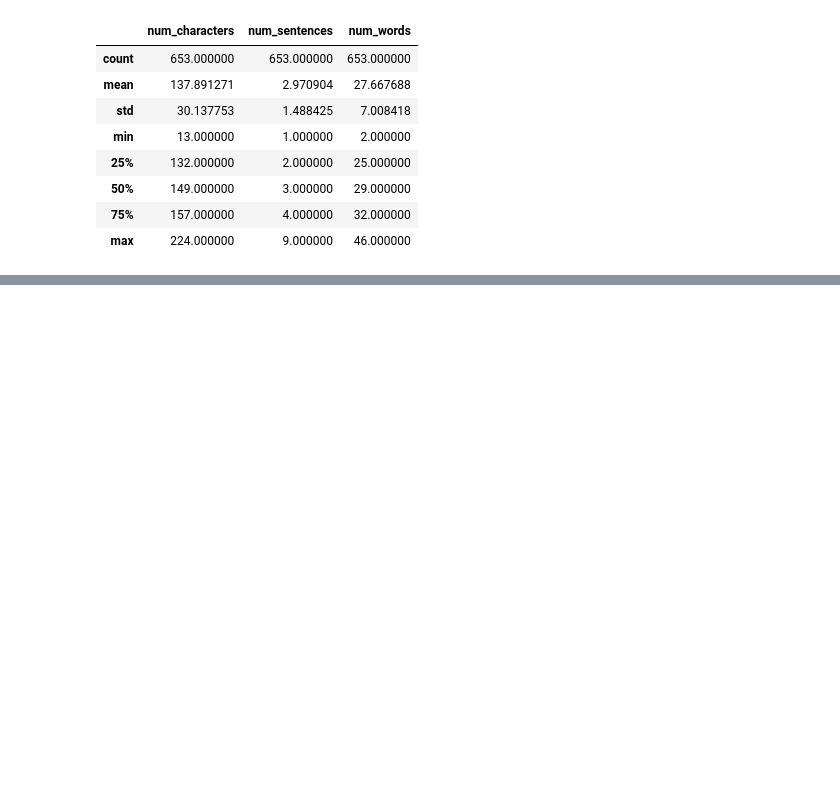
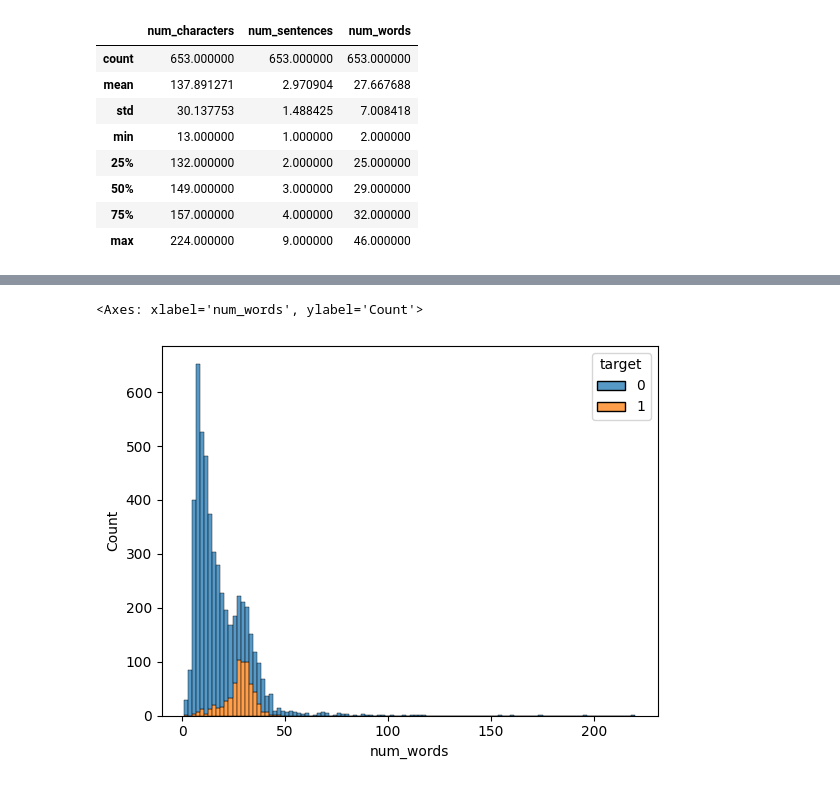
Before and after one commit to Haidermb/Email-Spam-classifier, a Jupyter notebook: Spam_Classifier.ipynb, the cells around one changed output, grey strips where cells are left out. Drawn from its saved outputs; the diff is of its cells as text; code cells hidden in the pictures; blank space fills up the shorter version.

```diff
--- a/Spam_Classifier.ipynb
+++ b/Spam_Classifier.ipynb
@@ -240,0 +255,7 @@ df[df['target']==1][['num_characters','num_sentences','num_words']].describe()
+# %%
+sns.histplot(data=df, x="num_words", hue="target", multiple="stack")
+# 0 - ham
+# 1 - spam
+# %% [output]
+<Axes: xlabel='num_words', ylabel='Count'>
+[figure, added]
```
Also changed, not shown: parts of 7 cells of this notebook.
